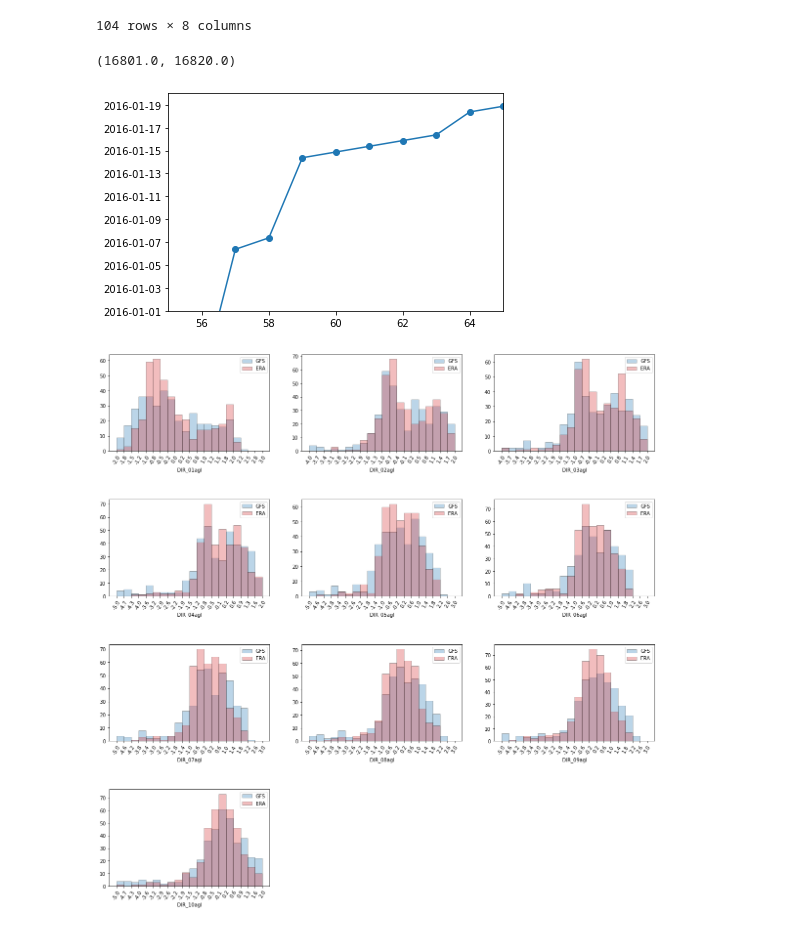
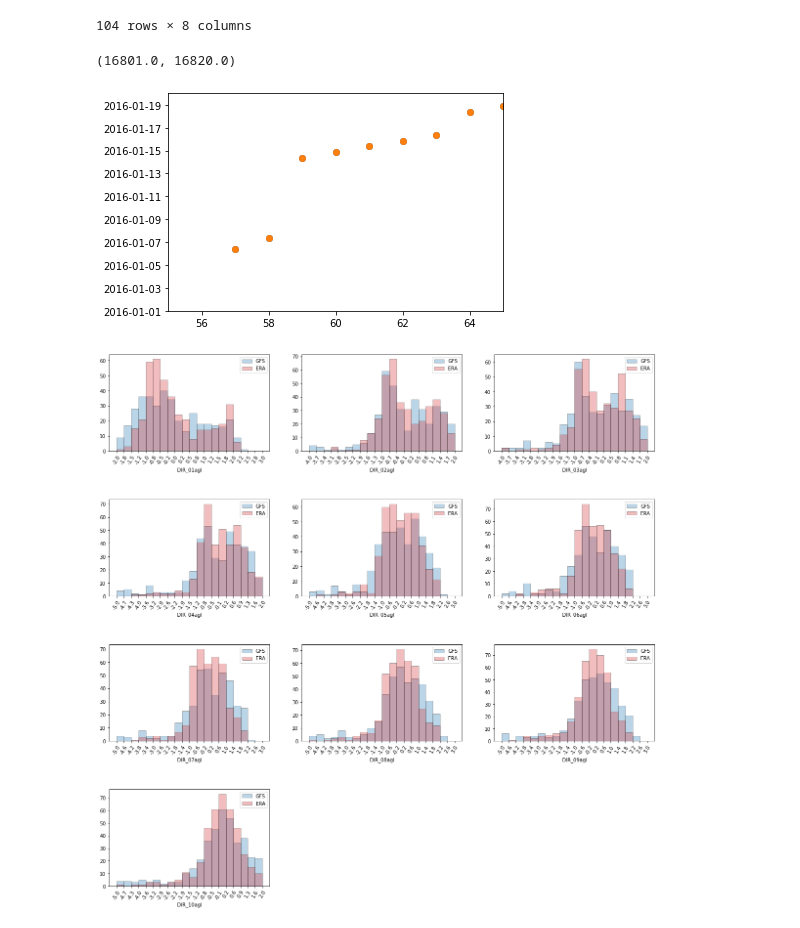
Before and after one commit to m-wessler/snow-liquid-ratio, a Jupyter notebook: verify/gfs_era_compare_LAG.ipynb, the cells around one changed output. Saved outputs shown, nothing was run; the diff lists cells and outputs as text; code cells hidden in the pictures.

```diff
--- a/verify/gfs_era_compare_LAG.ipynb
+++ b/verify/gfs_era_compare_LAG.ipynb
@@ -137,12 +137,12 @@ gfs_profile_norm.describe().T
 104 rows × 8 columns
 # %%
 plt.scatter(np.arange(len(era_profile.index)), era_profile.index)
-plt.plot(gfs_profile.index)
+plt.scatter(np.arange(len(gfs_profile.index)), gfs_profile.index)
 plt.xlim([55, 65])
 plt.ylim([datetime(2016, 1, 1), datetime(2016, 1, 20)])
 # %% [output]
 (16801.0, 16820.0)
-[figure, old version]
+[figure, new version]
 # %%
 unique_keys = np.unique([k.split('_')[0] for k in overlap_keys if 'agl' in k])
 # %%
```
Also changed, not shown: 9 other files.
